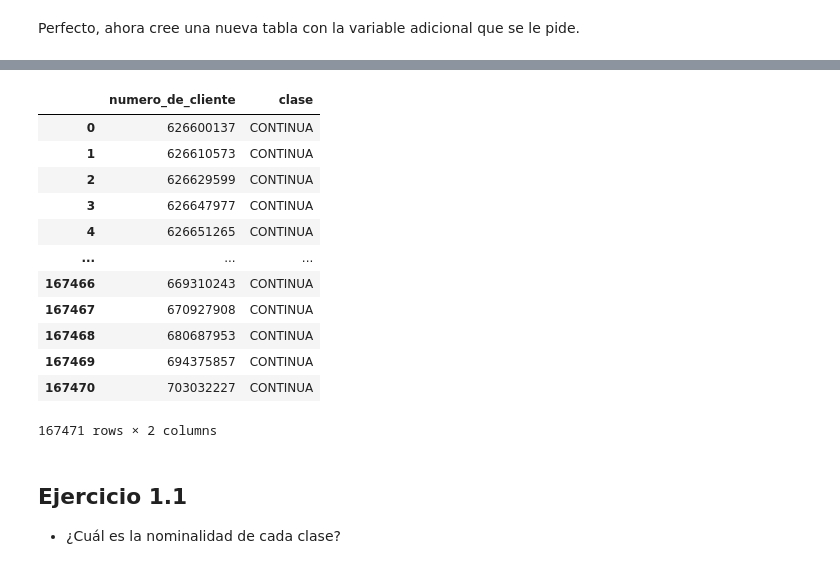
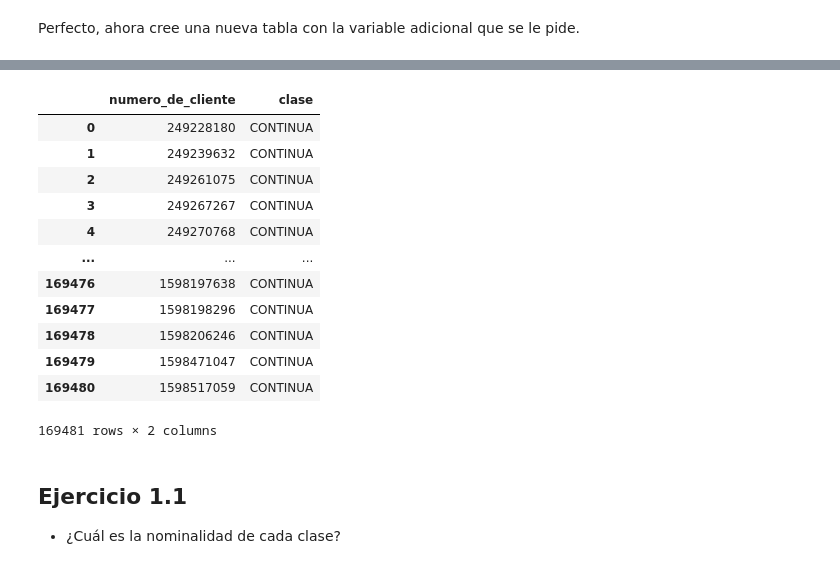
Before and after one commit to dmecoyfin/dmeyf2024, a Jupyter notebook: src/monday/z101_target_sql.ipynb, the cells around one changed output, grey strips where cells are left out. Cells and saved outputs as stored; diff of their text form; code cells hidden in the pictures.

```diff
--- a/src/monday/z101_target_sql.ipynb
+++ b/src/monday/z101_target_sql.ipynb
@@ -158,22 +195,21 @@ FROM competencia_01;
 # %%
 %%sql
 SELECT *
 FROM competencia_02
-WHERE clase = 'CONTINUA'
 # %% [output]
 |  | numero_de_cliente | clase |
-| 0 | 626600137 | CONTINUA |
-| 1 | 626610573 | CONTINUA |
-| 2 | 626629599 | CONTINUA |
-| 3 | 626647977 | CONTINUA |
-| 4 | 626651265 | CONTINUA |
+| 0 | 249228180 | CONTINUA |
+| 1 | 249239632 | CONTINUA |
+| 2 | 249261075 | CONTINUA |
+| 3 | 249267267 | CONTINUA |
+| 4 | 249270768 | CONTINUA |
 | ... | ... | ... |
-| 167466 | 669310243 | CONTINUA |
-| 167467 | 670927908 | CONTINUA |
-| 167468 | 680687953 | CONTINUA |
-| 167469 | 694375857 | CONTINUA |
-| 167470 | 703032227 | CONTINUA |
+| 169476 | 1598197638 | CONTINUA |
+| 169477 | 1598198296 | CONTINUA |
+| 169478 | 1598206246 | CONTINUA |
+| 169479 | 1598471047 | CONTINUA |
+| 169480 | 1598517059 | CONTINUA |
-167471 rows × 2 columns
+169481 rows × 2 columns
 # %% [markdown]
 ## Ejercicio 1.1
 * ¿Cuál es la nominalidad de cada clase?
```
Also changed, not shown: parts of 13 cells of this notebook.
